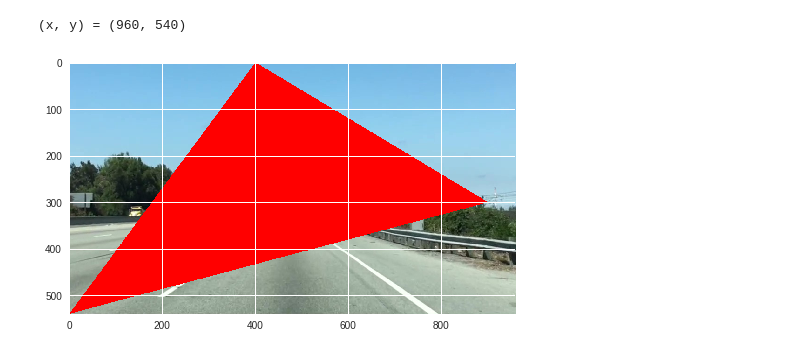
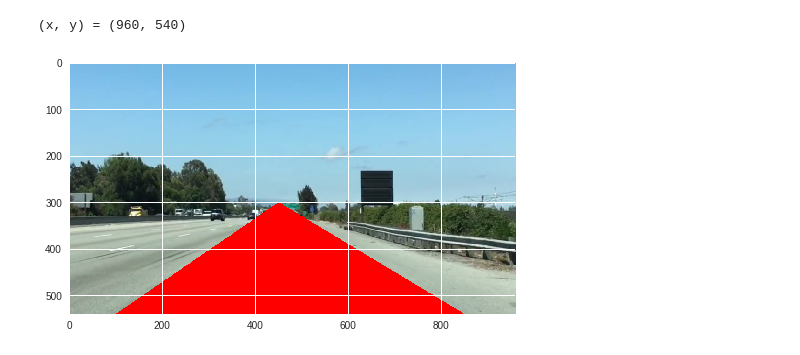
Before and after one commit to informramiz/google-colab-ml-cv, a Jupyter notebook: Region_Masking.ipynb, the cells around one changed output. Saved outputs shown, nothing was run; the diff lists cells and outputs as text; code cells hidden in the pictures.

```diff
--- a/Region_Masking.ipynb
+++ b/Region_Masking.ipynb
@@ -19,33 +19,33 @@ print("(x, y) = (%d, %d)" % (xSize, ySize))
 # %%
 region_select = np.copy(image)
 #region selection points (triangle, 3 points)
-left_bottom = [0, 539]
-right_bottom = [900, 300]
-apex = [400, 0]
+left_bottom = [100, 539]
+right_bottom = [850, 540]
+apex = [450, 300]
 
 #fit lines (line is polynomial of degree 1)
 #fit triangle's left line, will return (m, c)
 fit_left = np.polyfit(x = (left_bottom[0], apex[0]), y = (left_bottom[1], apex[1]), deg = 1)
 #right line
 fit_right = np.polyfit(x = (right_bottom[0], apex[0]), y = (right_bottom[1], apex[1]), deg = 1)
 #bottom line
 fit_bottom = np.polyfit(x = (left_bottom[0], right_bottom[0]), y = (left_bottom[1], right_bottom[1]), deg = 1)
 
 #make a 2D grid having coordinates for image
 XX, YY = np.meshgrid(np.arange(0, xSize), np.arange(0, ySize))
 
 #now that we have (m, c) for all 3 lines of triangle, and also all x-coordinates
 # in XX matrix/grid, we get corresponding y-coordinates that are inside region of interest
 #using y = mx + c equation
 #fit_left = [m, c] so
 y_left = fit_left[0] * XX + fit_left[1]
 y_right = fit_right[0] * XX + fit_right[1]
 y_bottom = fit_bottom[0] * XX + fit_bottom[1]
 
 region_thresholds = (YY > y_left) & (YY > y_right) & (YY < y_bottom)
 region_select[region_thresholds] = [255, 0, 0]
 
 plt.imshow(region_select)
 plt.show()
 # %% [output]
-[figure, old version]
+[figure, new version]
```
Also changed, not shown: parts of 2 cells of this notebook.
